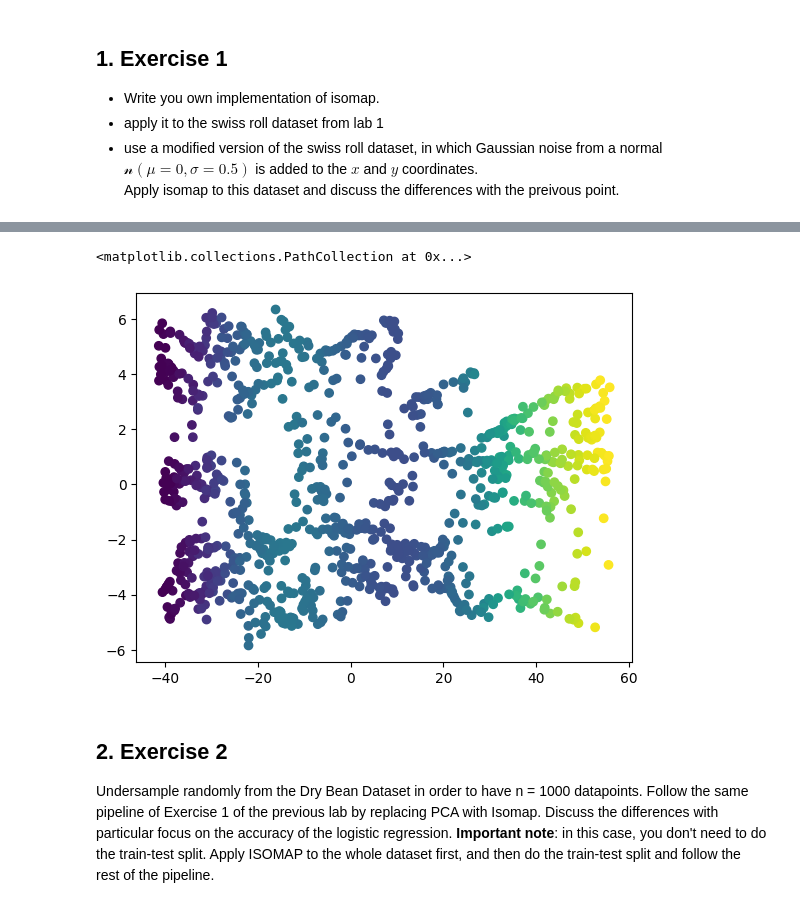
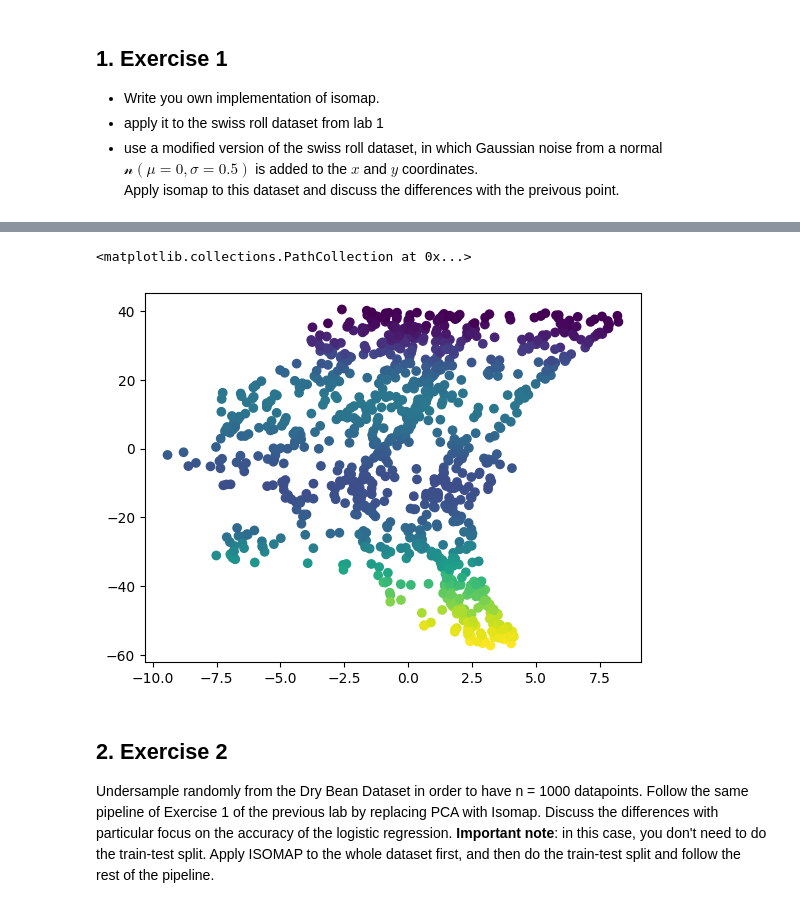
Before and after one commit to alequerenghi/unsupervised_learning, a Jupyter notebook: ex3.ipynb, the cells around one changed output, grey strips where cells are left out. Drawn from its saved outputs; the diff is of its cells as text; code cells hidden in the pictures.

Commit message:
modified ex3 with parallel dijkstra

```diff
--- a/ex3.ipynb
+++ b/ex3.ipynb
@@ -28,11 +25,11 @@ File "unsupervised_learning/Isomap.py", line 76:
 # %%
 noise = np.random.normal(0, 0.5, (1000, 3))
 noisy_data = noise + data
-iso_me = isomap(noisy_data, n_neigbors=n_neighbors)
+iso_me = isomap.fit_transform(noisy_data, alg='dijkstra')
 plt.scatter(iso_me[:,0],iso_me[:,1], c=clr)
 # %% [output]
 <matplotlib.collections.PathCollection at 0x...>
-[figure, old version]
+[figure, new version]
 # %% [markdown]
 ## 2. Exercise 2
 Undersample randomly from the Dry Bean Dataset in order to have n = 1000
```
Also changed, not shown: parts of 4 cells of this notebook.
